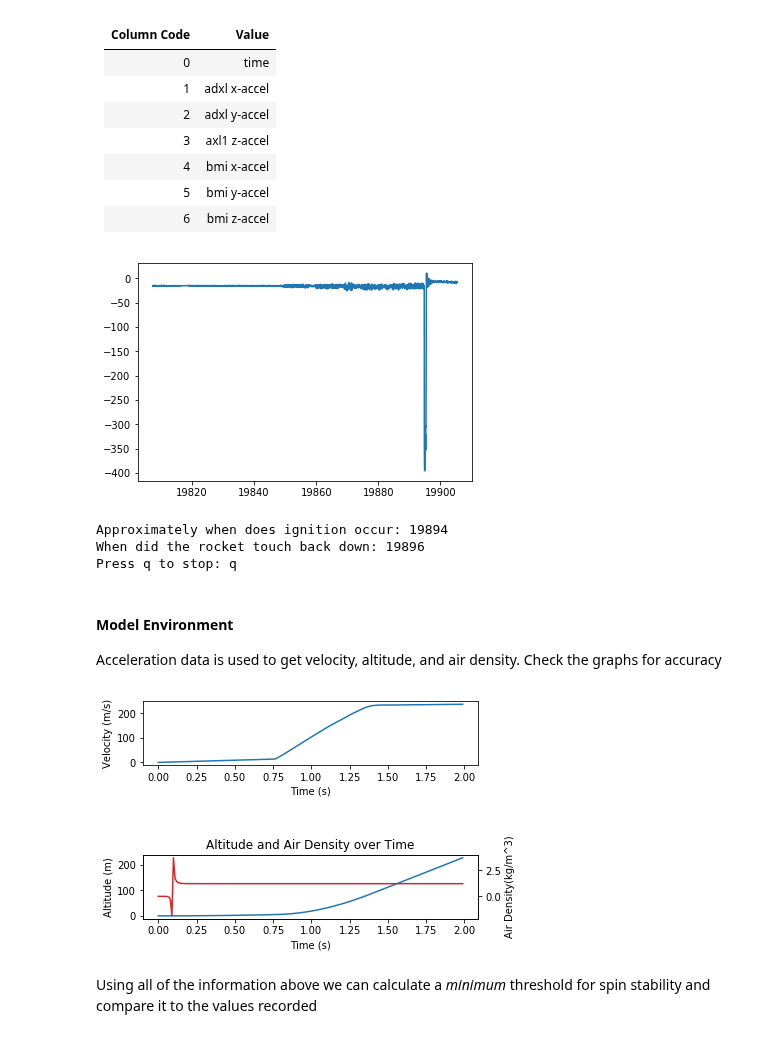
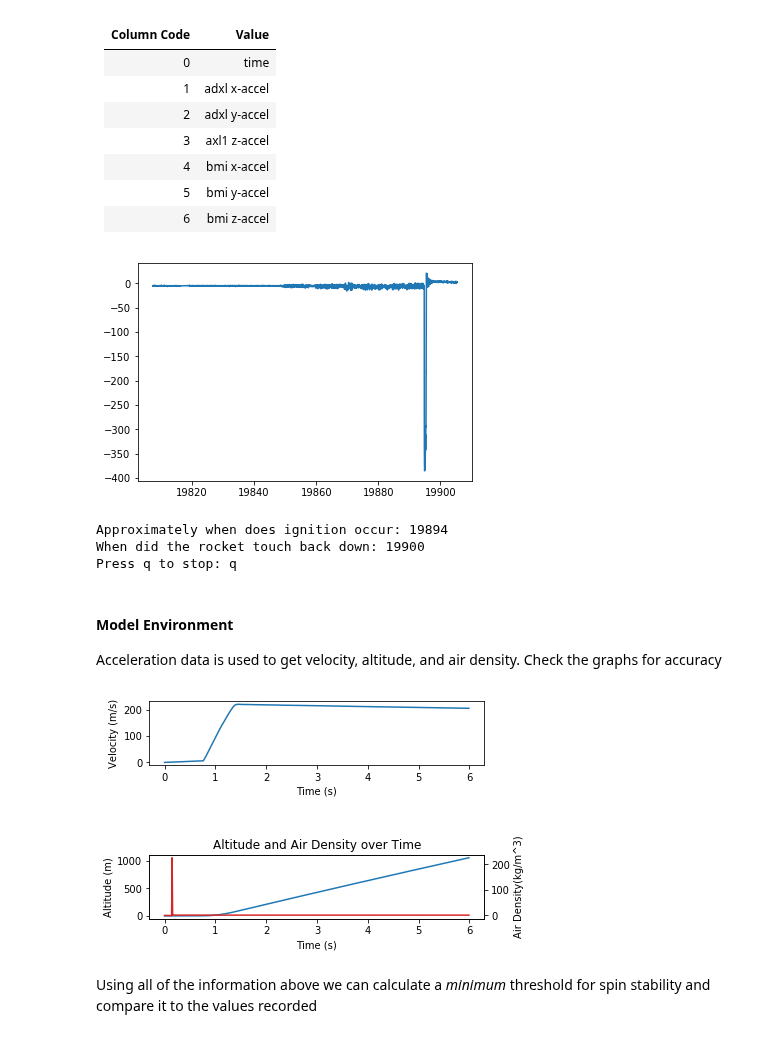
Before and after one commit to stanford-ssi/Spaceshot-Dynamics-Aero, a Jupyter notebook: McCoy_Stability_Criterion/Stability_Criterion.ipynb, the cells around one changed output. Drawn from its saved outputs; the diff is of its cells as text; code cells hidden in the pictures.

```diff
--- a/McCoy_Stability_Criterion/Stability_Criterion.ipynb
+++ b/McCoy_Stability_Criterion/Stability_Criterion.ipynb
@@ -21,26 +21,27 @@ The lines below are to help you get the start time for the launch. Guppy records
 file = open("15-2-2020-trim.txt")
 time, accel = get_column(file, 2)
 time = np.asarray(time)
-accel = np.asarray(accel)
+accel = np.asarray(accel) + 9.8
 # %%
 start = 0
 end = len(accel)
 while True:
     plt.plot(time[start:end], accel[start:end])
     plt.show()
 
     start = np.argmax(time > input("Approximately when does ignition occur: "))
     end = np.argmax(time > input("When did the rocket touch back down: "))
 
     if raw_input("Press q to stop: ") == 'q':
         break
 
-time = np.asarray([x - time[start] for x in time[start:end]])
+time = time[start:end] - time[start]
+# time = np.asarray([x - time[start] for x in time[start:end]])
 accel = accel[start:end] * -1
 # %% [output]
-[figure, old version]
+[figure, new version]
 Approximately when does ignition occur: 19894
-When did the rocket touch back down: 19896
+When did the rocket touch back down: 19900
 Press q to stop: q
 # %% [markdown]
 #### Model Environment
@@ -64,7 +65,7 @@ plt.title('Altitude and Air Density over Time')
 
 plt.show()
 # %% [output]
-[figure, old version]
+[figure, new version]
 # %% [markdown]
 Using all of the information above we can calculate a *minimum* threshold for spin stability and compare it to the values recorded
 # %%
```
Also changed, not shown: parts of 1 cell of this notebook.
